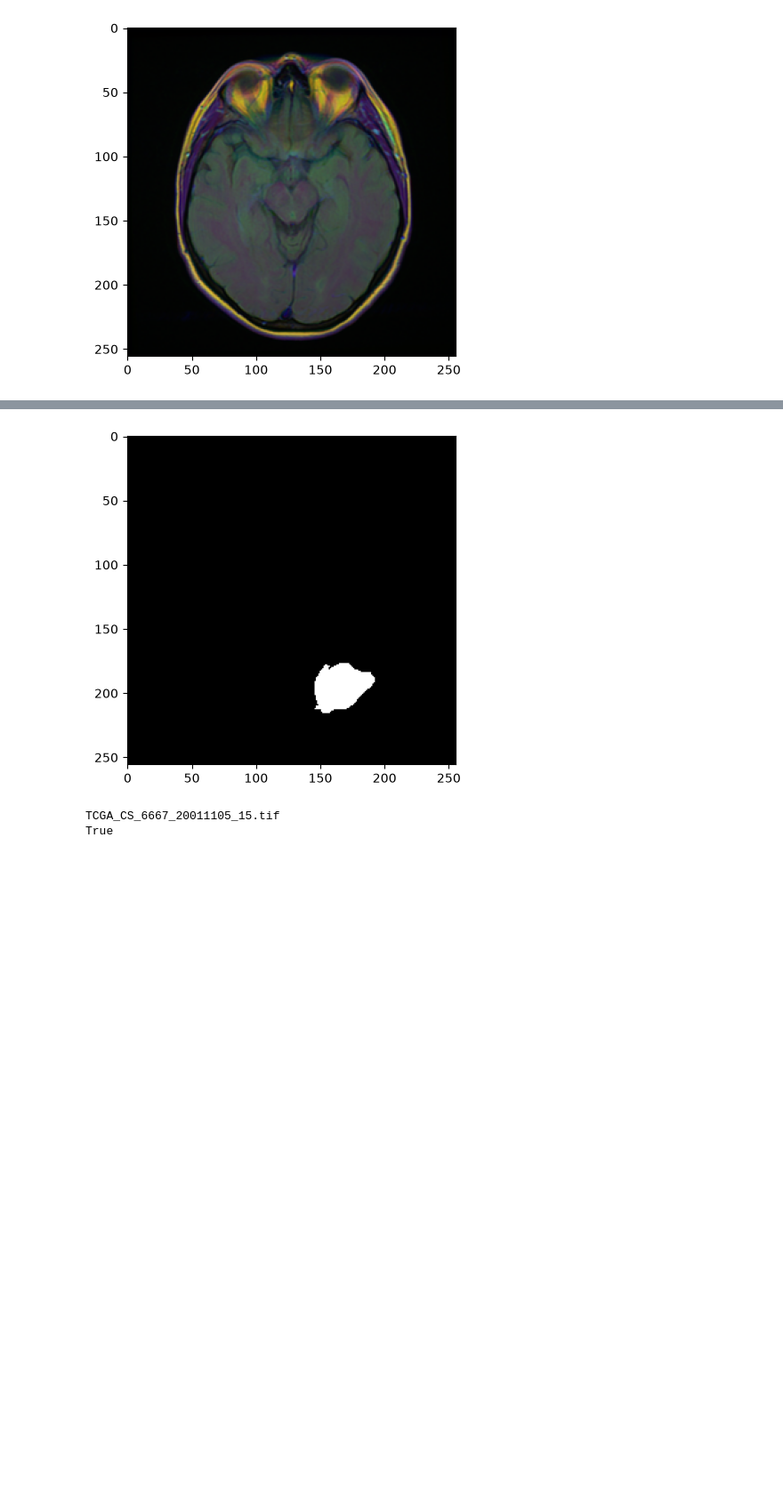
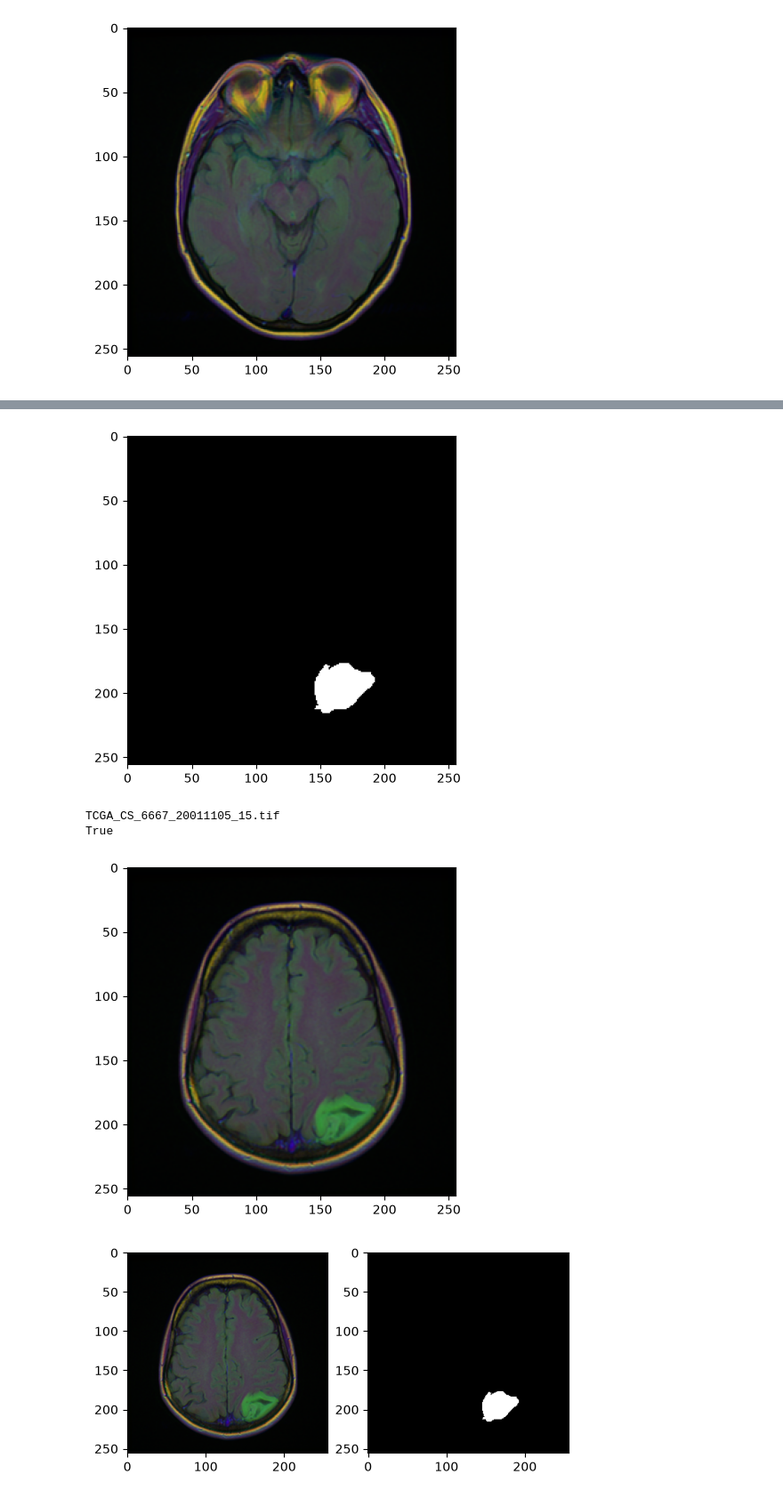
Before and after one commit to m-isik/Brain-MRI-Segmentation-Using-U-Net, a Jupyter notebook: notebooks/01_exploration.ipynb, the cells around one changed output, grey strips where cells are left out. Shown at 89% size. Cells and saved outputs as stored; diff of their text form; code cells hidden in the pictures; blank space fills up the shorter version.

Commit message:
Visualize matching MRI and mask side by side

```diff
--- a/notebooks/01_exploration.ipynb
+++ b/notebooks/01_exploration.ipynb
@@ -56,27 +56,38 @@ plt.show()
 # %%
 plt.imshow(mask_image,cmap= "gray")
 plt.show()
 print(mask_image.getextrema())
 another_mask = Image.open(mask_files[1])
 print(another_mask.getextrema())
 for mask_file in mask_files:
     opened_mask = Image.open(mask_file)
     if opened_mask.getextrema()[1] > 0:
         print(mask_file.name)
         break
 plt.imshow(opened_mask, cmap= "gray")
 plt.show()
 
 matching_image_filename = mask_file.name.replace("_mask.tif", ".tif")
 print(matching_image_filename)
 
 matching_image_path = mask_file.with_name(matching_image_filename)
 print(matching_image_path.exists())
+
+matching_mri = Image.open(matching_image_path)
+plt.imshow(matching_mri)
+plt.show()
+
+fig, axes = plt.subplots(1,2)
+axes[0].imshow(matching_mri)
+axes[1].imshow(opened_mask, cmap = "gray")
+plt.show()
 # %% [output]
 [figure]
 (0, 0)
 (0, 0)
 TCGA_CS_6667_20011105_15_mask.tif
 [figure]
 TCGA_CS_6667_20011105_15.tif
 True
+[figure, added]
+[figure, added]
```
